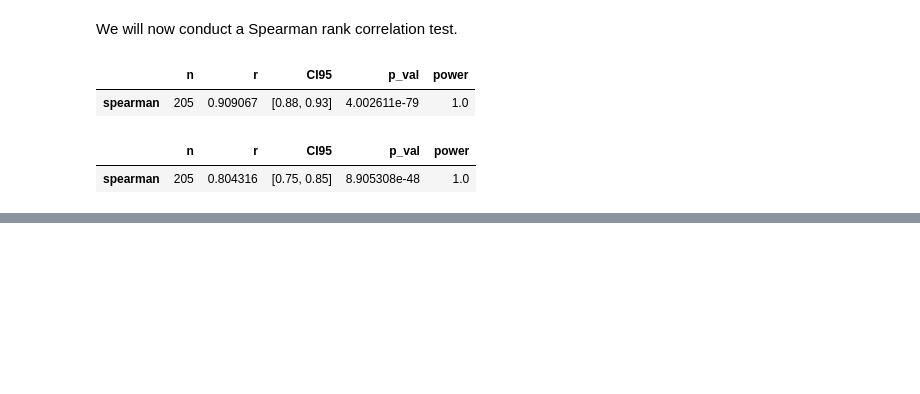
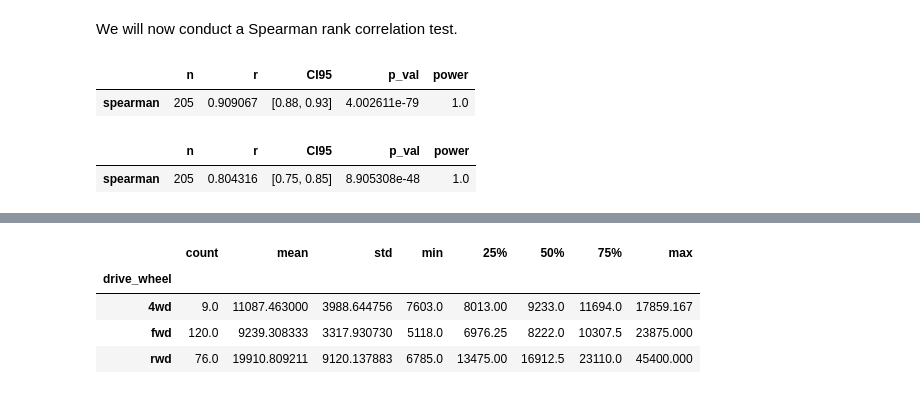
Before and after one commit to EHemraj/Car-Price-Analysis, a Jupyter notebook: jupyter_notebooks/02_EDA.ipynb, the cells around one changed output, grey strips where cells are left out. Saved outputs shown, nothing was run; the diff lists cells and outputs as text; code cells hidden in the pictures; blank space fills up the shorter version.

```diff
--- a/jupyter_notebooks/02_EDA.ipynb
+++ b/jupyter_notebooks/02_EDA.ipynb
@@ -435,0 +447,9 @@ AI Note: Generative AI was used for markdown and to help interpret the correlati
+# %%
+# code from Gemini
+df.groupby('drive_wheel')['price'].describe()
+# %% [output]
+|  | count | mean | std | min | 25% | 50% | 75% | max |
+| drive_wheel |  |  |  |  |  |  |  |  |
+| 4wd | 9.0 | 11087.463000 | 3988.644756 | 7603.0 | 8013.00 | 9233.0 | 11694.0 | 17859.167 |
+| fwd | 120.0 | 9239.308333 | 3317.930730 | 5118.0 | 6976.25 | 8222.0 | 10307.5 | 23875.000 |
+| rwd | 76.0 | 19910.809211 | 9120.137883 | 6785.0 | 13475.00 | 16912.5 | 23110.0 | 45400.000 |
```
Also changed, not shown: parts of 12 cells of this notebook.
